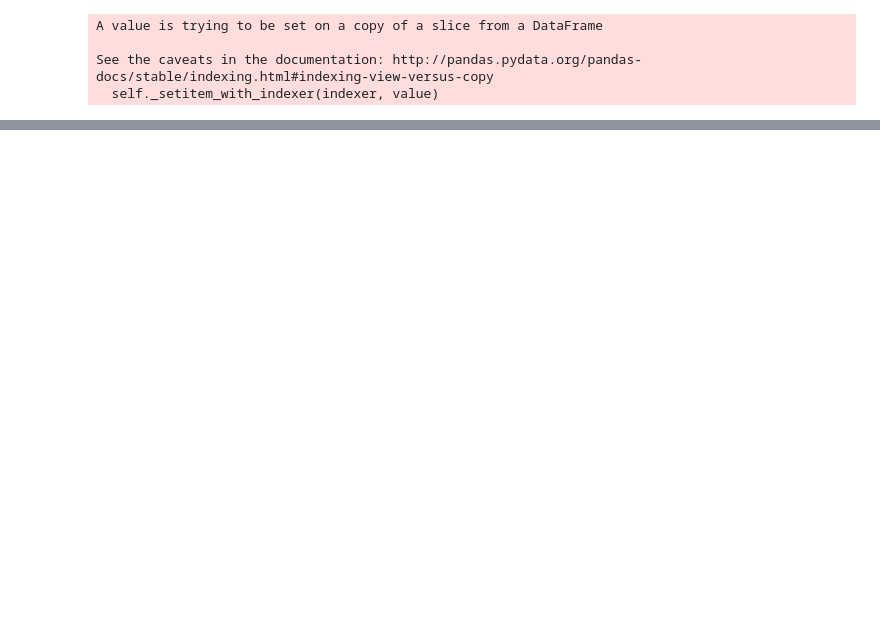
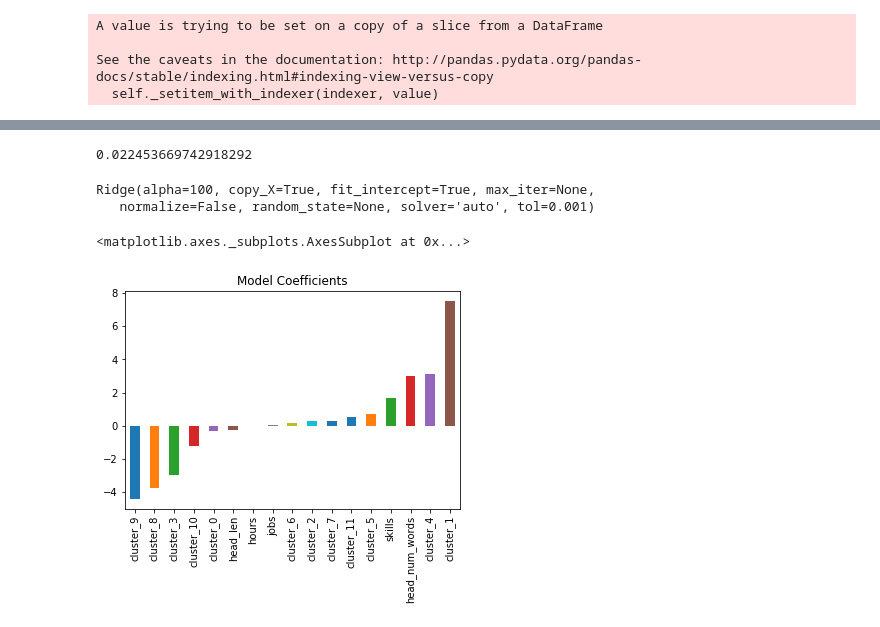
Before and after one commit to davidmasse/freelancer-rates, a Jupyter notebook: regress.ipynb, the cells around one changed output, grey strips where cells are left out. Saved outputs shown, nothing was run; the diff lists cells and outputs as text; code cells hidden in the pictures; blank space fills up the shorter version.

```diff
--- a/regress.ipynb
+++ b/regress.ipynb
@@ -375,4 +482,4 @@ parameters = {'metric':('jaccard', 'matching', 'dice', 'kulsinski', 'rogerstanim
 # %%
 neigh = KNeighborsRegressor()
 reg = GridSearchCV(neigh, parameters, cv = 4, scoring = 'neg_mean_squared_error')
-reg.fit(skills_df, y)
+reg.fit(result_dum, y)
@@ -386,2 +506,4 @@ np.sqrt(-1*np.mean(cross_val_score(knnbest, restrict, y, scoring = 'neg_mean_squ
 # %%
-np.mean(cross_val_score(knnbest, restrict, y, scoring = 'r2', cv = 4))
+np.mean(cross_val_score(knnbest, result_dum, y, scoring = 'r2', cv = 4))
+# %% [output]
+0.022453669742918292
@@ -390,10 +510,16 @@ neigh.score(restrict, y)
 # %%
-ridgeReg = Ridge(alpha=1)
+ridgeReg = Ridge(alpha=100)
 # %%
-ridgeReg.fit(new_df, y)
+ridgeReg.fit(result_dum, y)
+# %% [output]
+Ridge(alpha=100, copy_X=True, fit_intercept=True, max_iter=None,
+   normalize=False, random_state=None, solver='auto', tol=0.001)
 # %%
-coef = pd.Series(ridgeReg.coef_, new_df.columns).sort_values()
+coef = pd.Series(ridgeReg.coef_, result_dum.columns).sort_values()
 # %%
-coef[-15:].plot(kind='bar', title='Model Coefficients')
+coef.plot(kind='bar', title='Model Coefficients')
+# %% [output]
+<matplotlib.axes._subplots.AxesSubplot at 0x...>
+[figure, added]
 # %%
 cv = 10
```
Also changed, not shown: parts of 75 cells of this notebook, 3 other files.
